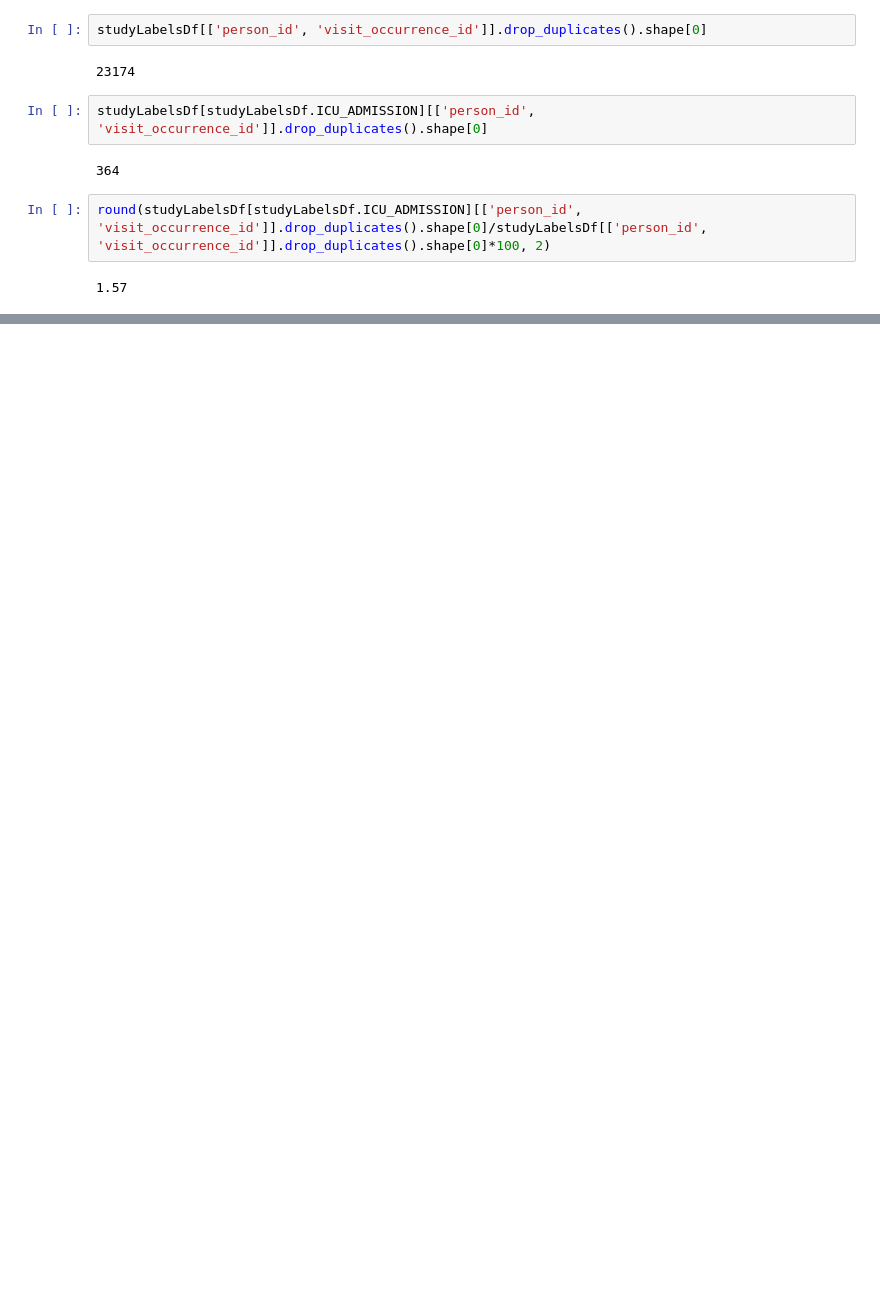
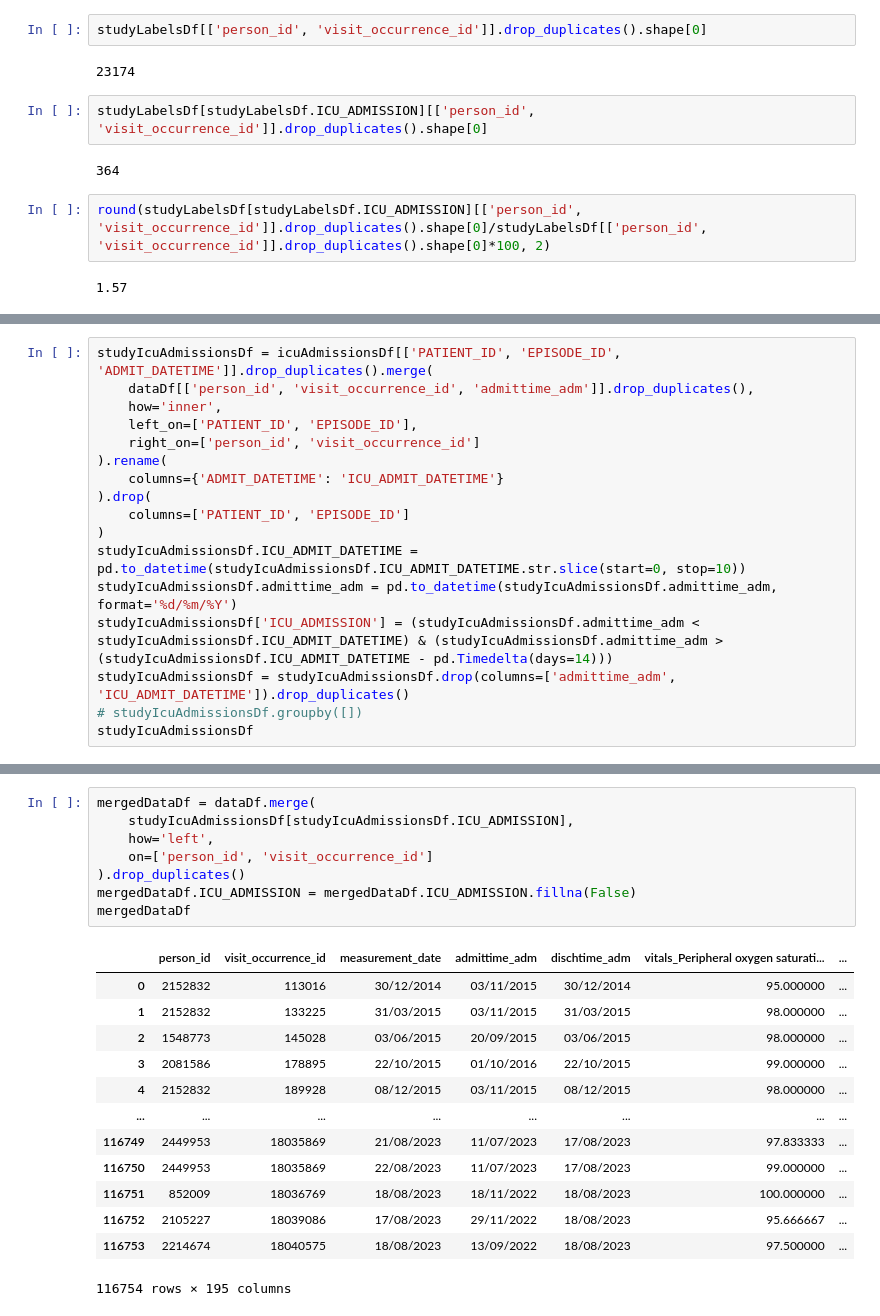
Before and after one commit to ryashpal/alfred-data-analysis, a Jupyter notebook: notebooks/icu_admission_discrepancy/explore_mapping_file.ipynb, the cells around one changed output, grey strips where cells are left out. Cells and saved outputs as stored; diff of their text form; blank space fills up the shorter version.

```diff
--- a/notebooks/icu_admission_discrepancy/explore_mapping_file.ipynb
+++ b/notebooks/icu_admission_discrepancy/explore_mapping_file.ipynb
@@ -140,0 +208,17 @@ round(studyLabelsDf[studyLabelsDf.ICU_ADMISSION][['person_id', 'visit_occurrence
+# %%
+studyIcuAdmissionsDf = icuAdmissionsDf[['PATIENT_ID', 'EPISODE_ID', 'ADMIT_DATETIME']].drop_duplicates().merge(
+    dataDf[['person_id', 'visit_occurrence_id', 'admittime_adm']].drop_duplicates(),
+    how='inner',
+    left_on=['PATIENT_ID', 'EPISODE_ID'],
+    right_on=['person_id', 'visit_occurrence_id']
+).rename(
+    columns={'ADMIT_DATETIME': 'ICU_ADMIT_DATETIME'}
+).drop(
+    columns=['PATIENT_ID', 'EPISODE_ID']
+)
+studyIcuAdmissionsDf.ICU_ADMIT_DATETIME = pd.to_datetime(studyIcuAdmissionsDf.ICU_ADMIT_DATETIME.str.slice(start=0, stop=10))
+studyIcuAdmissionsDf.admittime_adm = pd.to_datetime(studyIcuAdmissionsDf.admittime_adm, format='%d/%m/%Y')
+studyIcuAdmissionsDf['ICU_ADMISSION'] = (studyIcuAdmissionsDf.admittime_adm < studyIcuAdmissionsDf.ICU_ADMIT_DATETIME) & (studyIcuAdmissionsDf.admittime_adm > (studyIcuAdmissionsDf.ICU_ADMIT_DATETIME - pd.Timedelta(days=14)))
+studyIcuAdmissionsDf = studyIcuAdmissionsDf.drop(columns=['admittime_adm', 'ICU_ADMIT_DATETIME']).drop_duplicates()
+# studyIcuAdmissionsDf.groupby([])
+studyIcuAdmissionsDf
@@ -140,0 +246,22 @@ round(studyLabelsDf[studyLabelsDf.ICU_ADMISSION][['person_id', 'visit_occurrence
+# %%
+mergedDataDf = dataDf.merge(
+    studyIcuAdmissionsDf[studyIcuAdmissionsDf.ICU_ADMISSION],
+    how='left',
+    on=['person_id', 'visit_occurrence_id']
+).drop_duplicates()
+mergedDataDf.ICU_ADMISSION = mergedDataDf.ICU_ADMISSION.fillna(False)
+mergedDataDf
+# %% [output]
+|  | person_id | visit_occurrence_id | measurement_date | admittime_adm | dischtime_adm | vitals_Peripheral oxygen saturati... | ... |
+| 0 | 2152832 | 113016 | 30/12/2014 | 03/11/2015 | 30/12/2014 | 95.000000 | ... |
+| 1 | 2152832 | 133225 | 31/03/2015 | 03/11/2015 | 31/03/2015 | 98.000000 | ... |
+| 2 | 1548773 | 145028 | 03/06/2015 | 20/09/2015 | 03/06/2015 | 98.000000 | ... |
+| 3 | 2081586 | 178895 | 22/10/2015 | 01/10/2016 | 22/10/2015 | 99.000000 | ... |
+| 4 | 2152832 | 189928 | 08/12/2015 | 03/11/2015 | 08/12/2015 | 98.000000 | ... |
+| ... | ... | ... | ... | ... | ... | ... | ... |
+| 116749 | 2449953 | 18035869 | 21/08/2023 | 11/07/2023 | 17/08/2023 | 97.833333 | ... |
+| 116750 | 2449953 | 18035869 | 22/08/2023 | 11/07/2023 | 17/08/2023 | 99.000000 | ... |
+| 116751 | 852009 | 18036769 | 18/08/2023 | 18/11/2022 | 18/08/2023 | 100.000000 | ... |
+| 116752 | 2105227 | 18039086 | 17/08/2023 | 29/11/2022 | 18/08/2023 | 95.666667 | ... |
+| 116753 | 2214674 | 18040575 | 18/08/2023 | 13/09/2022 | 18/08/2023 | 97.500000 | ... |
+116754 rows × 195 columns
```
Also changed, not shown: parts of 13 cells of this notebook.
